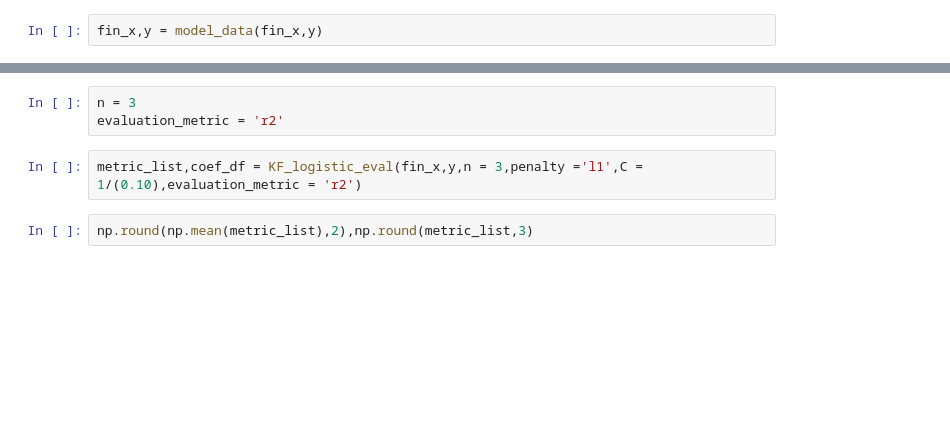
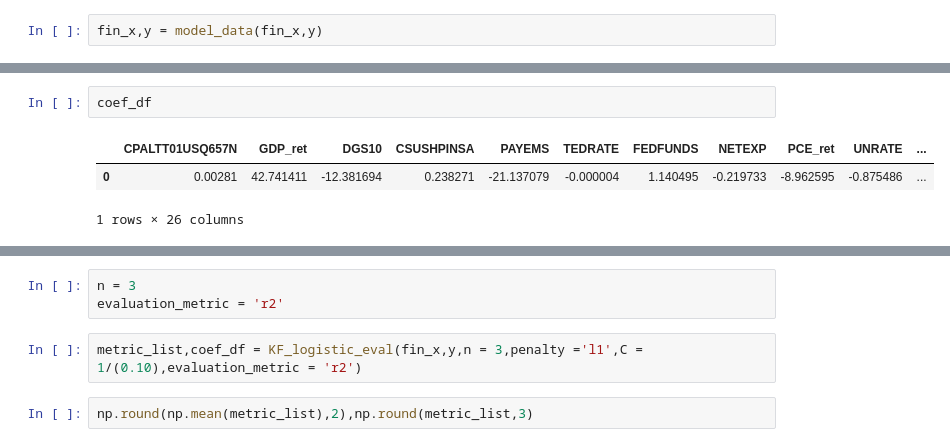
Before and after one commit to wipadawanna/Sector-Analysis, a Jupyter notebook: Luke_working_space/Financial Sector data addition.ipynb, the cells around one changed output, grey strips where cells are left out. Drawn from its saved outputs; the diff is of its cells as text; blank space fills up the shorter version.

```diff
--- a/Luke_working_space/Financial Sector data addition.ipynb
+++ b/Luke_working_space/Financial Sector data addition.ipynb
@@ -75,0 +171,6 @@ fin_x,y = model_data(fin_x,y)
+# %%
+coef_df
+# %% [output]
+|  | CPALTT01USQ657N | GDP_ret | DGS10 | CSUSHPINSA | PAYEMS | TEDRATE | FEDFUNDS | NETEXP | PCE_ret | UNRATE | ... |
+| 0 | 0.00281 | 42.741411 | -12.381694 | 0.238271 | -21.137079 | -0.000004 | 1.140495 | -0.219733 | -8.962595 | -0.875486 | ... |
+1 rows × 26 columns
```
Also changed, not shown: parts of 19 cells of this notebook, 9 other files.
